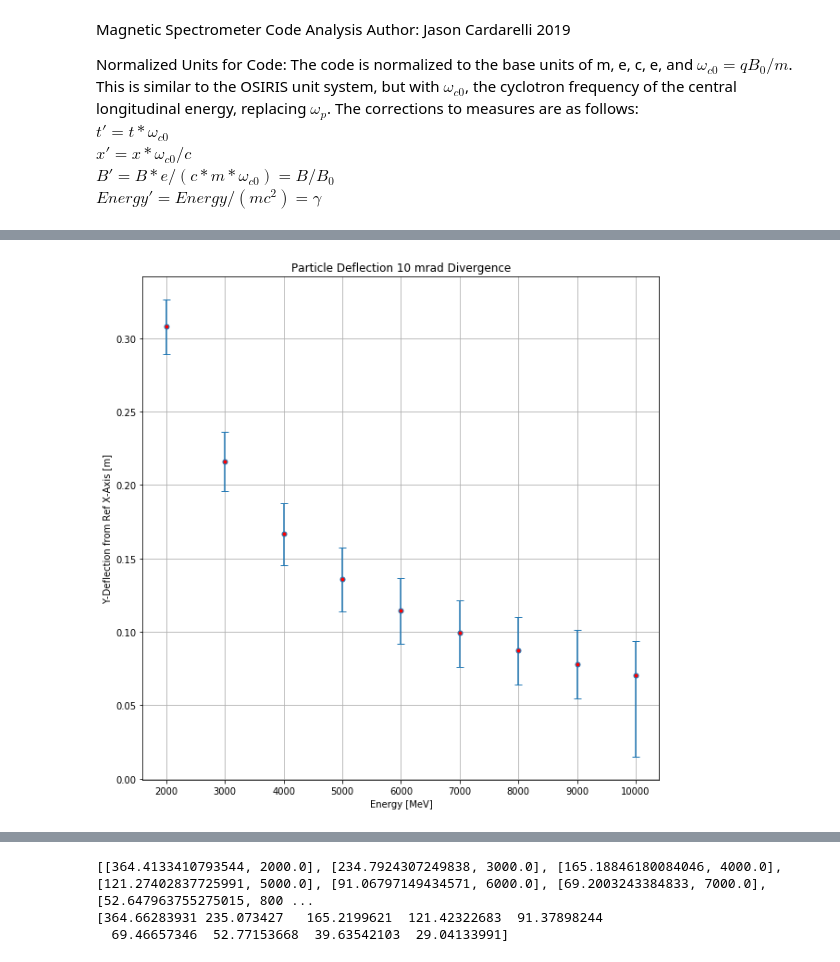
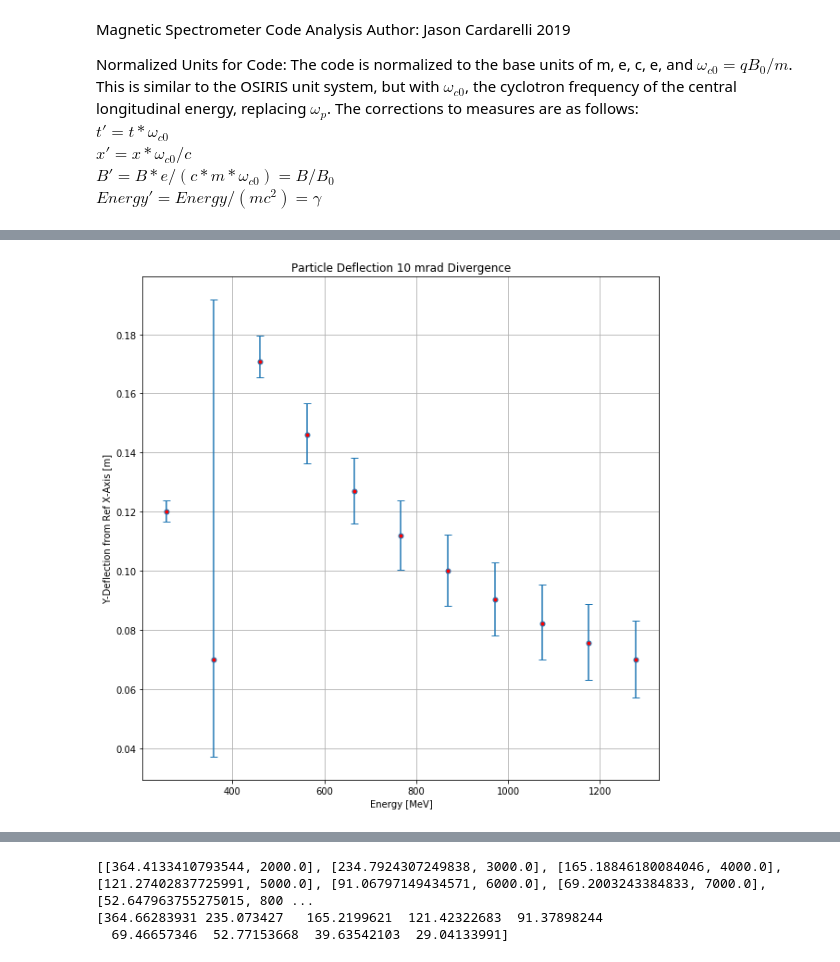
Before and after one commit to jcardar/MagnetSpec_ParticleTracker, a Jupyter notebook: grid_field/data/analysis/analysis_mag_spec.ipynb, the cells around one changed output, grey strips where cells are left out. Cells and saved outputs as stored; diff of their text form; code cells hidden in the pictures.

```diff
--- a/grid_field/data/analysis/analysis_mag_spec.ipynb
+++ b/grid_field/data/analysis/analysis_mag_spec.ipynb
@@ -90,3 +96,4 @@ with open("../ENERGY.csv") as csvfile:
     line_count = 0;
     energy = list(csv_reader);
     energy = [[float(y) for y in x] for x in energy]
+energy = [[energy[jj][ii]*0.511+0.511 for ii in range(len(energy[jj]))] for jj in range(len(energy))]
@@ -97,17 +118,22 @@ screen = pd.read_csv("../SCREENS.csv")
 # %%
 del_time = pd.read_csv("../DEL_T.csv", dtype=float, header = -1)
 # %%
+import matplotlib.cm as cm
 num_par    = len(posx);
 B_Norm   = 1;
 omega_c0 = const.e*B_Norm / const.m_e;
+
 # rL_norm    = np.sqrt(-(1 - gamma*gamma)/(gamma*gamma))*gamma;
 
 fig1, ax = plt.subplots(figsize = (10,10))
+colors = cm.rainbow(np.linspace(0, 1, float(num_par)/7+1))
+indx = -1
 for ii in range(num_par):
-    if ii%3==0:
-        new_plot = ax.plot(np.array(posx[ii])*const.c/omega_c0, np.array(posy[ii])*const.c/omega_c0, label=f'energy = {energy[ii][0]:.1f} MeV', alpha = 0.3);
+    if ii%7==0:
+        indx = indx + 1;
+        new_plot = ax.plot(np.array(posx[ii])*const.c/omega_c0, np.array(posy[ii])*const.c/omega_c0, color = colors[indx], label=f'energy = {energy[ii][0]:.1f} MeV', alpha = 1);
     else:
-        ax.plot(np.array(posx[ii])*const.c/omega_c0, np.array(posy[ii])*const.c/omega_c0, label='_nolegend_', color=new_plot[0].get_color(), alpha = 0.3);
+        ax.plot(np.array(posx[ii])*const.c/omega_c0, np.array(posy[ii])*const.c/omega_c0, label='_nolegend_', color=new_plot[0].get_color(), alpha = 0.5);
 
 num_mag = len(magnet.index)
 for ii in range(num_mag):
@@ -131,0 +158,29 @@ ax.legend();
+# %%
+import matplotlib.cm as cm
+num_par    = len(posx);
+B_Norm   = 1;
+omega_c0 = const.e*B_Norm / const.m_e;
+
+#seperate screens
+
+number_of_screens = int(max(part_on_screen_screen_index)+1)
+
+fig1, ax = plt.subplots(ncols=1,nrows=int(number_of_screens),figsize = (10,10));
+for jj in range(number_of_screens):
+    long_cord = [np.sqrt(part_on_screen_pos_x[ii]**2 + part_on_screen_pos_y[ii]**2) for ii in range(len(part_on_screen_pos_x)) if part_on_screen_screen_index[ii] == jj];
+    indicies_kept = [ii for ii in range(len(part_on_screen_pos_x)) if part_on_screen_screen_index[ii] == jj]
+    colors = cm.rainbow(np.linspace(0, 1, len(long_cord)/7+1))
+    indx = -1;
+    for ii in range(len(long_cord)):
+        if ii %7 ==0:
+            indx = indx+1;
+            sc = ax[jj].scatter(long_cord[ii]*const.c/omega_c0, part_on_screen_pos_z[ii]*const.c/omega_c0, color = colors[indx], label=f'energy = {energy[int(part_on_screen_part_index[int(indicies_kept[ii])])][0]:.1f} MeV')
+        else:
+            ax[jj].scatter(long_cord[ii]*const.c/omega_c0, part_on_screen_pos_z[ii]*const.c/omega_c0, color = colors[indx], label='_nolegend_')
+    ax[jj].set_title(f"Image of Particles Landing on Screen {(jj+1):.0f}");
+    ax[jj].set_xlabel("Screen Length (From High Energy to Low) [m]");
+    ax[jj].set_ylabel("Screen Height [m]");
+    ax[jj].set_xlim([0, screen['length'][jj]*const.c/omega_c0]);
+    ax[jj].set_ylim([-screen['height'][jj]*0.5*const.c/omega_c0, screen['height'][jj]*0.5*const.c/omega_c0]);
+    ax[jj].legend(bbox_to_anchor=(1.03, 1), loc='upper left',);
+plt.tight_layout()
@@ -143,35 +247,35 @@ xf = [posx[ii][-1] for ii in range(num_par)];
 yf = [posy[ii][-1] for ii in range(num_par)];
 zf = [posz[ii][-1] for ii in range(num_par)];
 
 energy0 = [energy[ii][0] for ii in range(num_par)];
 
 deflection_y   = [abs(yf[ii] - y0[ii])*const.c/omega_c0 for ii in range(num_par)];
 deflection_abs = [np.sqrt((x0[ii]-xf[ii])**2+(y0[ii]-yf[ii])**2+(z0[ii]-zf[ii])**2)*const.c/omega_c0 for ii in range(num_par)];
 alpha, beta, gamma = list(np.deg2rad(screen['degrees about z-axis'])), list(np.deg2rad(screen['degrees about y-axis'])), list(np.deg2rad(screen['degrees about x-axis']))
 #posx_on_screen  = [((xf[ii] - screen['screen_low_energy_edgex'][0])*(const.c/omega_c0)*(np.cos(alpha[0])*np.cos(beta[0]))+(yf[ii]-screen['screen_low_energy_edgey'][0])*(const.c/omega_c0)*(np.sin(alpha[0])*np.cos(beta[0]))-(zf[ii]-screen['screen_low_energy_edgez'][0])*(const.c/omega_c0)*(np.sin(beta[0]))) for ii in range(num_par)];
 #posy_on_screen  = [((xf[ii] - screen['screen_low_energy_edgex'][0])*(const.c/omega_c0)*(np.cos(alpha[0])*np.sin(beta[0])*np.sin(gamma[0]) - np.sin(alpha[0])*np.cos(gamma[0]))+(yf[ii]-screen['screen_low_energy_edgey'][0])*(const.c/omega_c0)*(np.sin(alpha[0])*np.sin(beta[0])*np.sin(gamma[0]) + np.cos(alpha[0])*np.cos(gamma[0]))+(zf[ii]-screen['screen_low_energy_edgez'][0])*(const.c/omega_c0)*(np.cos(beta[0])*np.sin(gamma[0]))) for ii in range(num_par)];
 # print(posx_on_screen)
 posx_on_screen  = [np.sqrt((screen['screen_low_energy_edgex'][0] - xf[ii])**2 + (screen['screen_low_energy_edgey'][0] - yf[ii])**2)*const.c/omega_c0 for ii in range(num_par)]
 
 energy0 = [energy0[ii]*0.511 for ii in range(num_par)];
 
 fig, ax = plt.subplots(figsize=(10,10));
-ax.errorbar(energy0[0::3], deflection_y[0::3], yerr = (abs(np.array(deflection_y[1::3] - np.array(deflection_y[0::3]))), abs(np.array(deflection_y[2::3]) - np.array(deflection_y[0::3]))), fmt='.', mfc='red',
+ax.errorbar(energy0[0::7], deflection_y[0::7], yerr = (abs(np.array(deflection_y[1::7] - np.array(deflection_y[0::7]))), abs(np.array(deflection_y[2::7]) - np.array(deflection_y[0::7]))), fmt='.', mfc='red',
           ms=10, capsize=4.0);
 ax.grid();
 ax.set_title('Particle Deflection 10 mrad Divergence');
 ax.set_xlabel('Energy [MeV]');
 ax.set_ylabel('Y-Deflection from Ref X-Axis [m]');
 
 #print(deflection_y)
 
 dispersion_txt = open("JASON_dispersion.txt", 'w+');
 dispersion_txt.write("###For an energy first is central divergence then transverse divergence trajectories (10 mrad)\n")
 dispersion_txt.write("###Position on Screen [m], electron energy [MeV]\n")
 for ii in range(num_par):
     dispersion_txt.write(f'{posx_on_screen[ii]:.5e}, {energy0[ii]:.5e}\n')
 # %% [output]
-[figure, old version]
+[figure, new version]
 # %%
 %matplotlib inline
 fig, ax = plt.subplots(figsize=(10,10));
```
Also changed, not shown: parts of 9 cells of this notebook, 9 other files.
